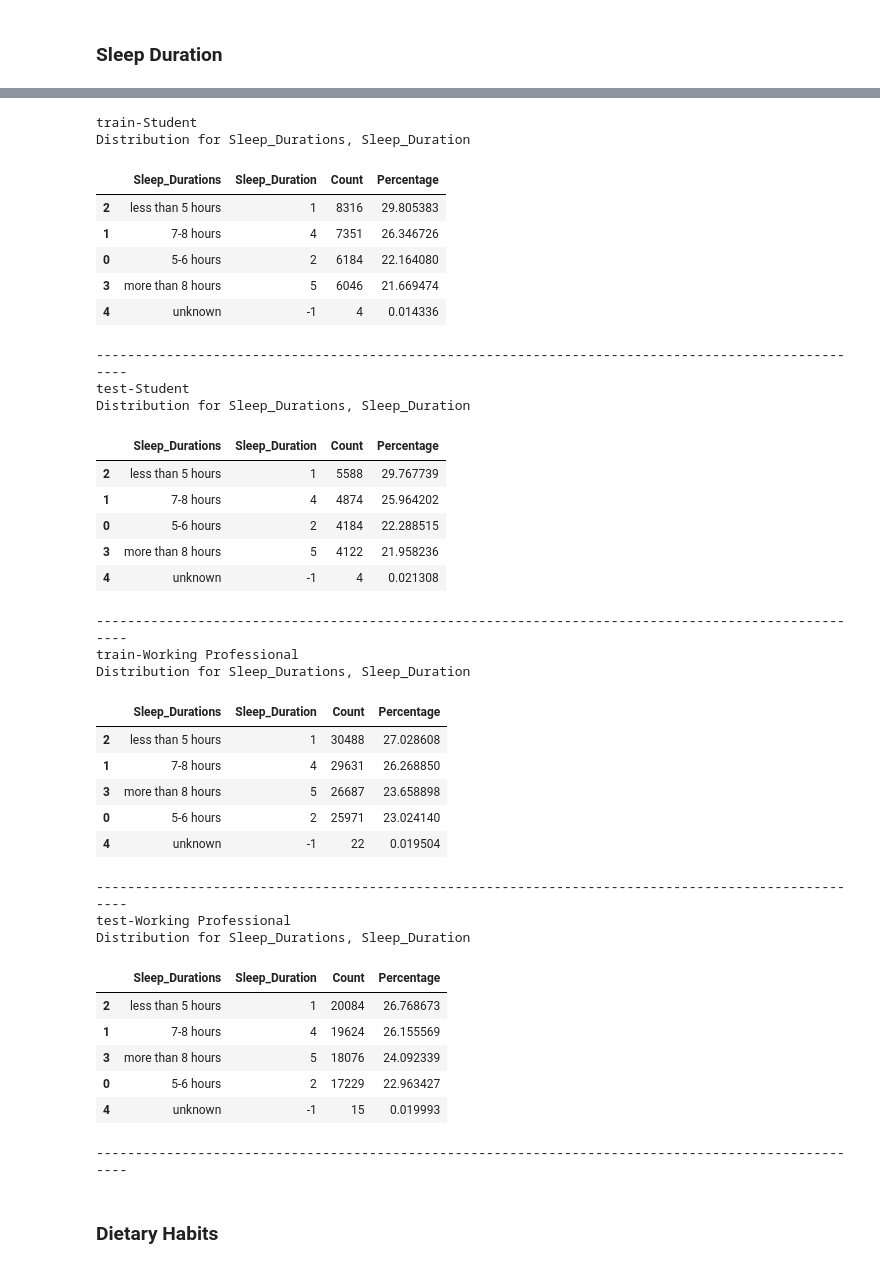
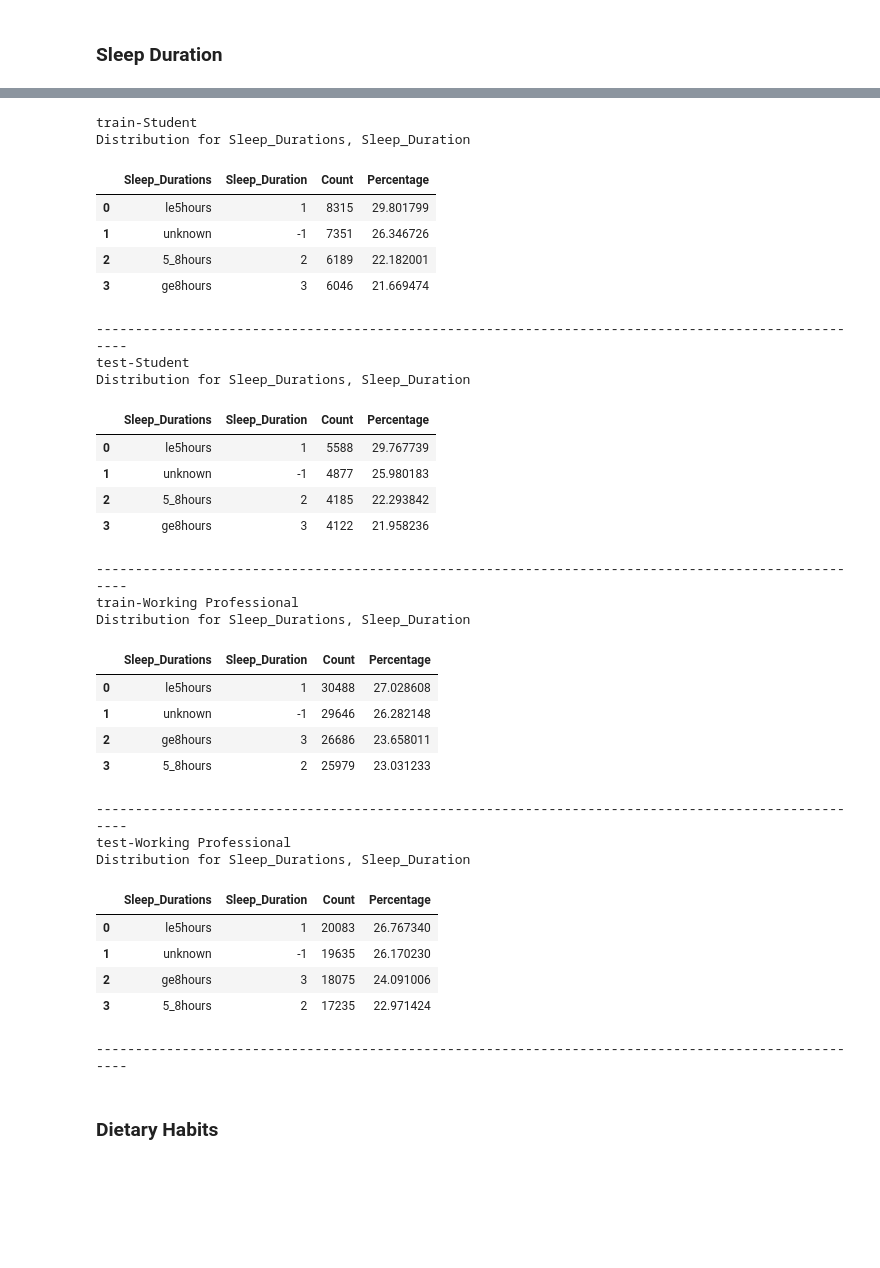
Before and after one commit to andytoh78/mental_health_predictions, a Jupyter notebook: mental-health-prediction.ipynb, the cells around one changed output, grey strips where cells are left out. Cells and saved outputs as stored; diff of their text form; code cells hidden in the pictures; blank space fills up the shorter version.

Commit message:
Kaggle Notebook | Mental Health Prediction | Version 11

```diff
--- a/mental-health-prediction.ipynb
+++ b/mental-health-prediction.ipynb
@@ -206,10 +207,10 @@ column_mapping = {
     'Job Satisfaction': 'Job_Sat',
     'Sleep Duration': 'Sleep_Duration',
     'Dietary Habits': 'Diet_Habits',
-    'Have you ever had suicidal thoughts ?': 'Suicidal_Thoughts',
+    'Have you ever had suicidal thoughts ?': 'Suicidal_Thought',
     'Work/Study Hours': 'Work_Study_Hours',
     'Financial Stress': 'Fin_Stress',
-    'Family History of Mental Illness': 'Family_History_MI'
+    'Family History of Mental Illness': 'Family_History_MIs'
 }
 
 # Normalize all values and Rename columns
@@ -225,8 +226,8 @@ The columns for the test dataset are ['id', 'Name', 'Gender', 'Age', 'City', 'St
 # %%
 # Convert binary columns
 for name, df in dfs:
-    for col in ['Suicidal_Thoughts', 'Family_History_MI']:
-        df[col] = df[col].map({'yes': 1, 'no': 0}).fillna(-1)
+    df['Suicidal_Thoughts'] = df['Suicidal_Thought'].map({'yes': 1, 'no': 0}).fillna(-1)
+    df['Family_History_MI'] = df['Family_History_MIs'].map({'yes': 1, 'no': 0}).fillna(-1)
 # %%
 def plot_donut_chart(df, column, colors=['#ff9999', '#66b3ff'], legend_labels=None):
     # Count the unique values
@@ -319,7 +323,7 @@ def cat_col_dist(df, *cols):
     # Calculate value counts and percentages
     grouped = df.groupby(list(cols)).size().reset_index(name='Count')
     grouped['Percentage'] = (grouped['Count'] / len(df)) * 100
-    grouped = grouped.sort_values(by="Percentage", ascending=False)
+    grouped = grouped.sort_values(by="Percentage", ascending=False).reset_index(drop=True)
 
     # Create a DataFrame with counts and percentages
     print(f"Distribution for {', '.join(cols)}\n")
@@ -513,50 +492,70 @@ sleep_grouping = {
+# %%
+sleep_grouping = {
+    # Less than 5 hours
+    '3-4 hours': 'le5hours',
+    '2-3 hours': 'le5hours',
+    '1-2 hours': 'le5hours',
+    '1-3 hours': 'le5hours',
+    'less than 5 hours': 'le5hours',
+
+    # 5-8 hours
+    '4-5 hours': '5_8hours',
+    '4-6 hours': '5_8hours',
+    '3-6 hours': '5_8hours',
+    '5-6 hours': '5_8hours',
+    '6-7 hours': '5_8hours',
+    '6-8 hours': '5_8hours',
+    '8 hours': '5_8hours',
+
+    # More than 8 hours
+    '8-9 hours': 'ge8hours',
+    '9-11 hours': 'ge8hours',
+    '10-11 hours': 'ge8hours',
+    'more than 8 hours': 'ge8hours'
+}
 # %%
-sleep_mapping = {'less than 5 hours' : 1, '5-6 hours': 2, '6-7 hours': 3, '7-8 hours': 4, 'more than 8 hours': 5, 'unknown':-1}
+sleep_mapping = {'le5hours' : 1, '5_8hours': 2, 'ge8hours': 3, 'unknown':-1}
 
 # Clean Dietary Habits column
 for group in [dfk, dfw]:
     for name, df in group:
         print(f"{name}")
         df['Sleep_Duration'] = df['Sleep_Duration'].replace(sleep_grouping)
-        df['Sleep_Durations'] = df['Sleep_Duration'].apply(lambda x: x if x in ['less than 5 hours', '5-6 hours', '7-8 hours', 'more than 8 hours'] else "unknown")
+        df['Sleep_Durations'] = df['Sleep_Duration'].apply(lambda x: x if x in ['le5hours', '5_8hours', 'ge8hours'] else "unknown")
         df['Sleep_Duration'] = df['Sleep_Durations'].map(sleep_mapping)
         cat_col_dist(df, 'Sleep_Durations', 'Sleep_Duration')
 # %% [output]
 train-Student
 Distribution for Sleep_Durations, Sleep_Duration
 |  | Sleep_Durations | Sleep_Duration | Count | Percentage |
-| 2 | less than 5 hours | 1 | 8316 | 29.805383 |
-| 1 | 7-8 hours | 4 | 7351 | 26.346726 |
-| 0 | 5-6 hours | 2 | 6184 | 22.164080 |
-| 3 | more than 8 hours | 5 | 6046 | 21.669474 |
-| 4 | unknown | -1 | 4 | 0.014336 |
+| 0 | le5hours | 1 | 8315 | 29.801799 |
+| 1 | unknown | -1 | 7351 | 26.346726 |
+| 2 | 5_8hours | 2 | 6189 | 22.182001 |
+| 3 | ge8hours | 3 | 6046 | 21.669474 |
 ----------------------------------------------------------------------------------------------------
 test-Student
 Distribution for Sleep_Durations, Sleep_Duration
 |  | Sleep_Durations | Sleep_Duration | Count | Percentage |
-| 2 | less than 5 hours | 1 | 5588 | 29.767739 |
-| 1 | 7-8 hours | 4 | 4874 | 25.964202 |
-| 0 | 5-6 hours | 2 | 4184 | 22.288515 |
-| 3 | more than 8 hours | 5 | 4122 | 21.958236 |
-| 4 | unknown | -1 | 4 | 0.021308 |
+| 0 | le5hours | 1 | 5588 | 29.767739 |
+| 1 | unknown | -1 | 4877 | 25.980183 |
+| 2 | 5_8hours | 2 | 4185 | 22.293842 |
+| 3 | ge8hours | 3 | 4122 | 21.958236 |
 ----------------------------------------------------------------------------------------------------
 train-Working Professional
 Distribution for Sleep_Durations, Sleep_Duration
 |  | Sleep_Durations | Sleep_Duration | Count | Percentage |
-| 2 | less than 5 hours | 1 | 30488 | 27.028608 |
-| 1 | 7-8 hours | 4 | 29631 | 26.268850 |
-| 3 | more than 8 hours | 5 | 26687 | 23.658898 |
-| 0 | 5-6 hours | 2 | 25971 | 23.024140 |
-| 4 | unknown | -1 | 22 | 0.019504 |
+| 0 | le5hours | 1 | 30488 | 27.028608 |
+| 1 | unknown | -1 | 29646 | 26.282148 |
+| 2 | ge8hours | 3 | 26686 | 23.658011 |
+| 3 | 5_8hours | 2 | 25979 | 23.031233 |
 ----------------------------------------------------------------------------------------------------
 test-Working Professional
 Distribution for Sleep_Durations, Sleep_Duration
 |  | Sleep_Durations | Sleep_Duration | Count | Percentage |
-| 2 | less than 5 hours | 1 | 20084 | 26.768673 |
-| 1 | 7-8 hours | 4 | 19624 | 26.155569 |
-| 3 | more than 8 hours | 5 | 18076 | 24.092339 |
-| 0 | 5-6 hours | 2 | 17229 | 22.963427 |
-| 4 | unknown | -1 | 15 | 0.019993 |
+| 0 | le5hours | 1 | 20083 | 26.767340 |
+| 1 | unknown | -1 | 19635 | 26.170230 |
+| 2 | ge8hours | 3 | 18075 | 24.091006 |
+| 3 | 5_8hours | 2 | 17235 | 22.971424 |
 ----------------------------------------------------------------------------------------------------
 # %% [markdown]
 ### **Dietary Habits**
```
Also changed, not shown: parts of 105 cells of this notebook.
